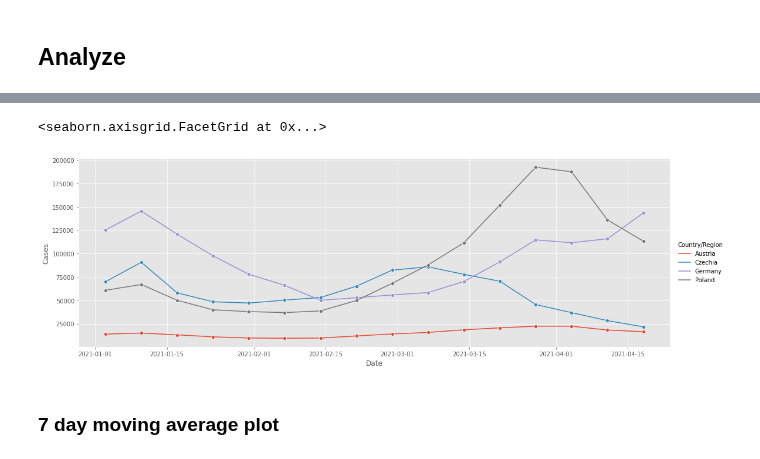
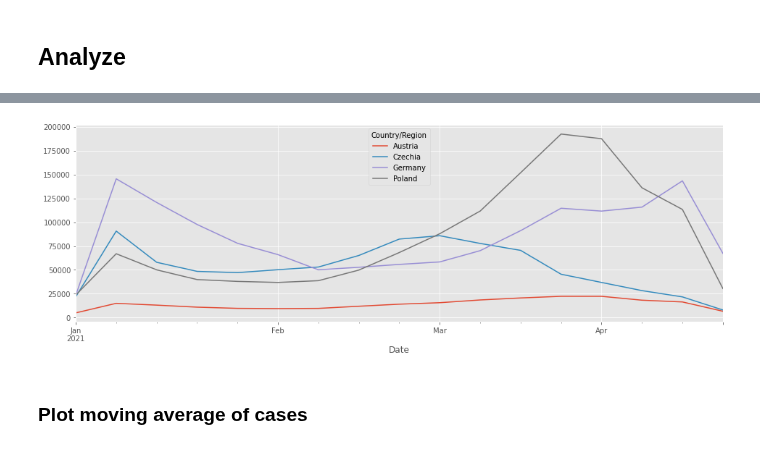
Before and after one commit to jaroslawr/jupyter-notebooks, a Jupyter notebook: dataset_covid/dataset_covid.ipynb, the cells around one changed output, grey strips where cells are left out. Drawn from its saved outputs; the diff is of its cells as text; code cells hidden in the pictures.

```diff
--- a/dataset_covid/dataset_covid.ipynb
+++ b/dataset_covid/dataset_covid.ipynb
@@ -155,21 +152,19 @@ sns.relplot(data=cases_day_by_day(), x="Date", y="Cases", hue="Country/Region",
 # %%
-def cases_week_by_week():
+def plot_cases_week_by_week():
     def week_start(dt):
         return dt - timedelta(days=dt.weekday())
 
-    return (
-        df[df["Country/Region"].isin(countries) &
-           (df["Date"] >= week_start(date_from)) &
-           (df["Date"] < week_start(date_to))]
-        .groupby("Country/Region")
-        .resample("1W", on="Date")
-        .sum()
-    )
-
-sns.relplot(data=cases_week_by_week(), x="Date", y="Cases", hue="Country/Region", kind="line", marker="o", aspect=3)
+    (df.loc[(countries, slice(date_from, date_to)), :]
+     .groupby(level=0)
+     .resample("1W", level=1)
+     .sum()
+     .unstack(level=0)
+     .loc[:, "Cases"]
+     .plot(figsize=(16, 5)))
-# %% [output]
-<seaborn.axisgrid.FacetGrid at 0x...>
-[figure, removed]
+# %%
+plot_cases_week_by_week()
+# %% [output]
+[figure, added]
 # %% [markdown]
-### 7 day moving average plot
+### Plot moving average of cases
 # %%
```
Also changed, not shown: parts of 12 cells of this notebook, 1 other file.
